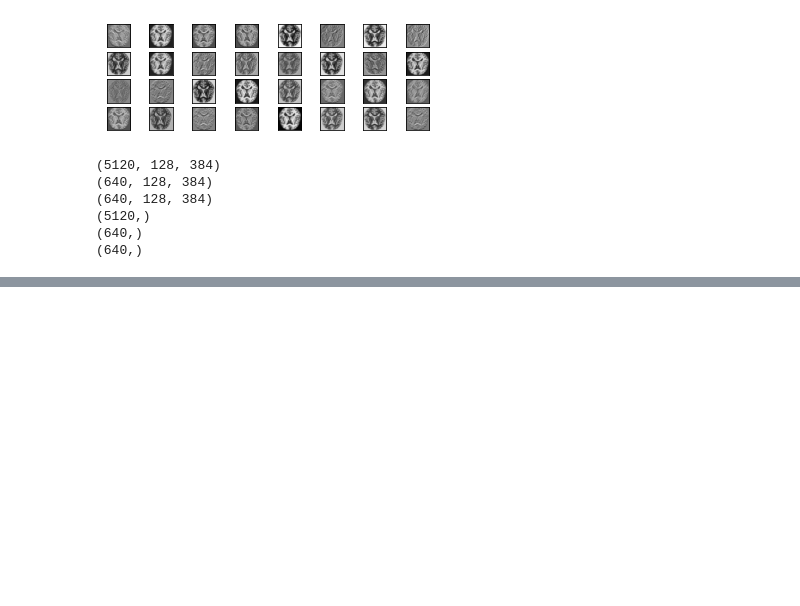
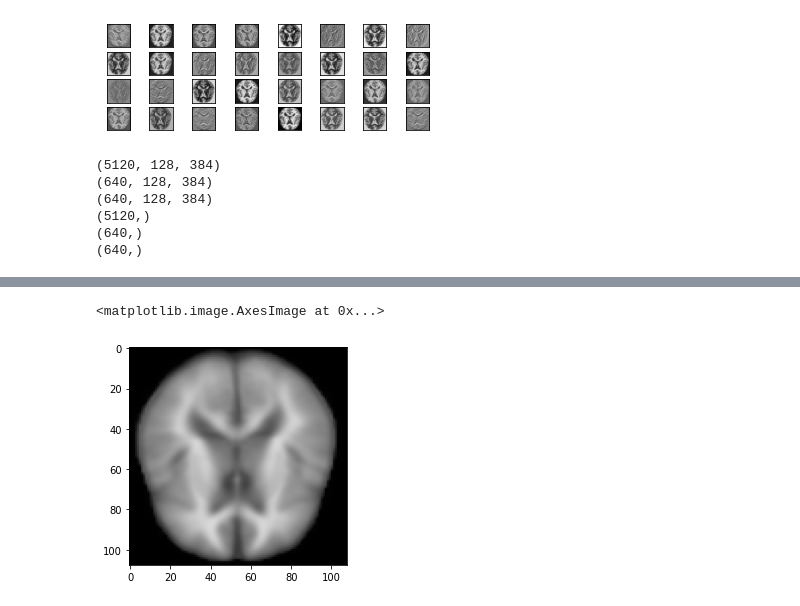
Before and after one commit to trietvuive/MRI_Alzheimer, a Jupyter notebook: notebook.ipynb, the cells around one changed output, grey strips where cells are left out. Saved outputs shown, nothing was run; the diff lists cells and outputs as text; code cells hidden in the pictures; blank space fills up the shorter version.

```diff
--- a/notebook.ipynb
+++ b/notebook.ipynb
@@ -46,16 +46,15 @@ def extract_feature(dir_path):
     img = mpimg.imread(dir_path)
     img = img[10:118, 10:118] # photoshopping some values to avoid GPU going brrr
     img = img / 255.0  # normalize pixel values
-    img = resize(img, (108, 108, 3))  # convert all images to (128x128x3)
-    img = resize(img, (128, 128, 3))  # convert all images to (128x128x3)
+    img = resize(img, (108, 108, 3))  # convert all images to (108x108x3)
     return img
 
-print(extract_feature("data/Non_Demented/non.jpg"))
 all_data =  np.array([extract_feature(filename) for filename in non_demented] + \
+             [extract_feature(filename) for filename in very_mild_demented] + \
              [extract_feature(filename) for filename in mild_demented] + \
-             [extract_feature(filename) for filename in moderate_demented] + \
-             [extract_feature(filename) for filename in very_mild_demented])
-y = np.array([0] * len(non_demented) + [1] * len(mild_demented) + [2] * len(moderate_demented) + [3] * len(very_mild_demented))
+             [extract_feature(filename) for filename in moderate_demented])
+
+y = np.array([0] * len(non_demented) + [1] * len(very_mild_demented) + [2] * len(mild_demented) + [3] * len(moderate_demented))
 X_train, X_rem, y_train, y_rem = train_test_split(all_data, y, train_size = 0.8)
 X_valid, X_test, y_valid, y_test = train_test_split(X_rem, y_rem, train_size = 0.5)
 print(f"Length of training set: {len(X_train)}")
@@ -267,2 +257,7 @@ def cost():
 # %%
-# For fun, PCA
+# FOR EVEN MORE FUN, get the average brain scan
+average_img = np.average(all_data, axis = 0)
+plt.imshow(average_img)
+# %% [output]
+<matplotlib.image.AxesImage at 0x...>
+[figure, added]
```
Also changed, not shown: parts of 4 cells of this notebook.
